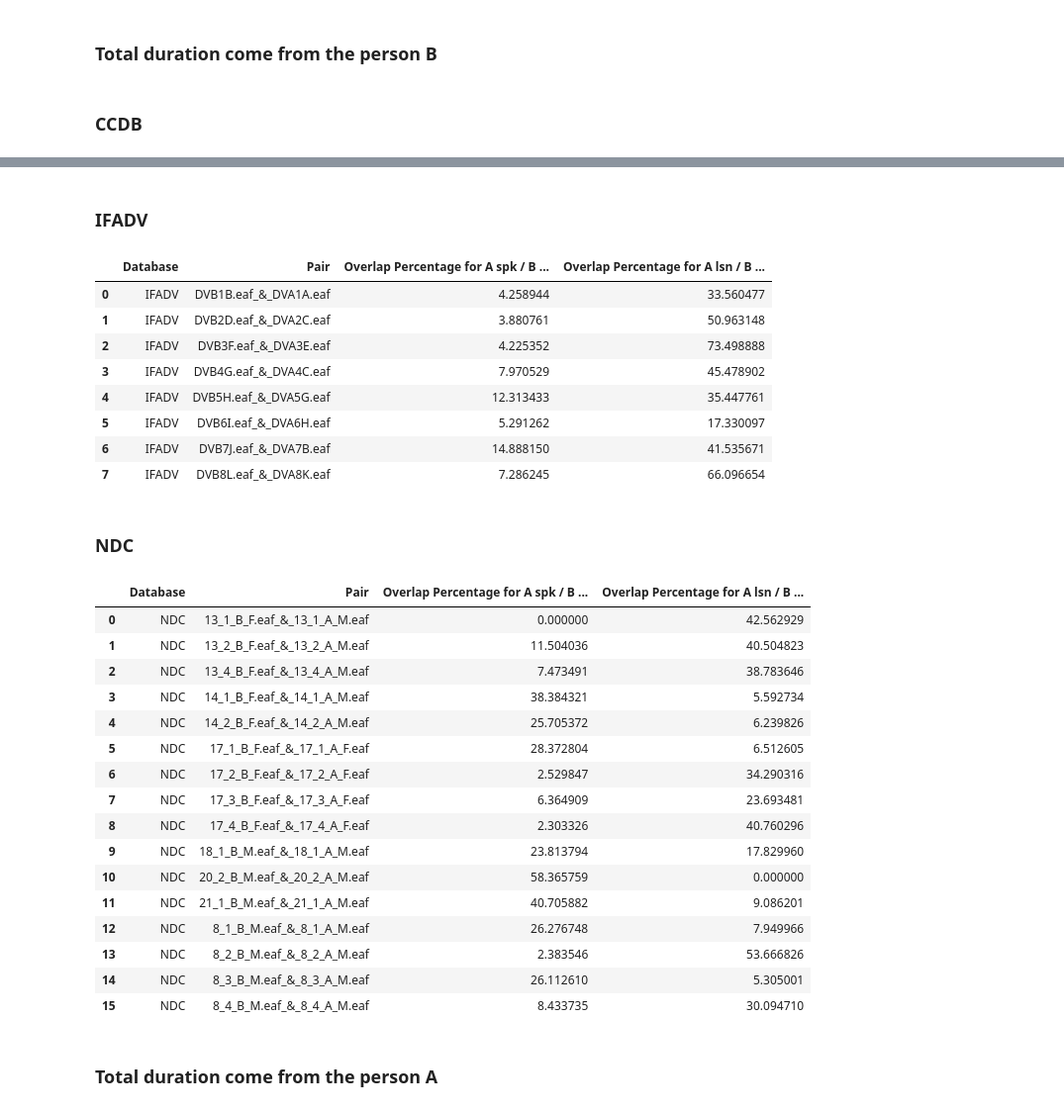
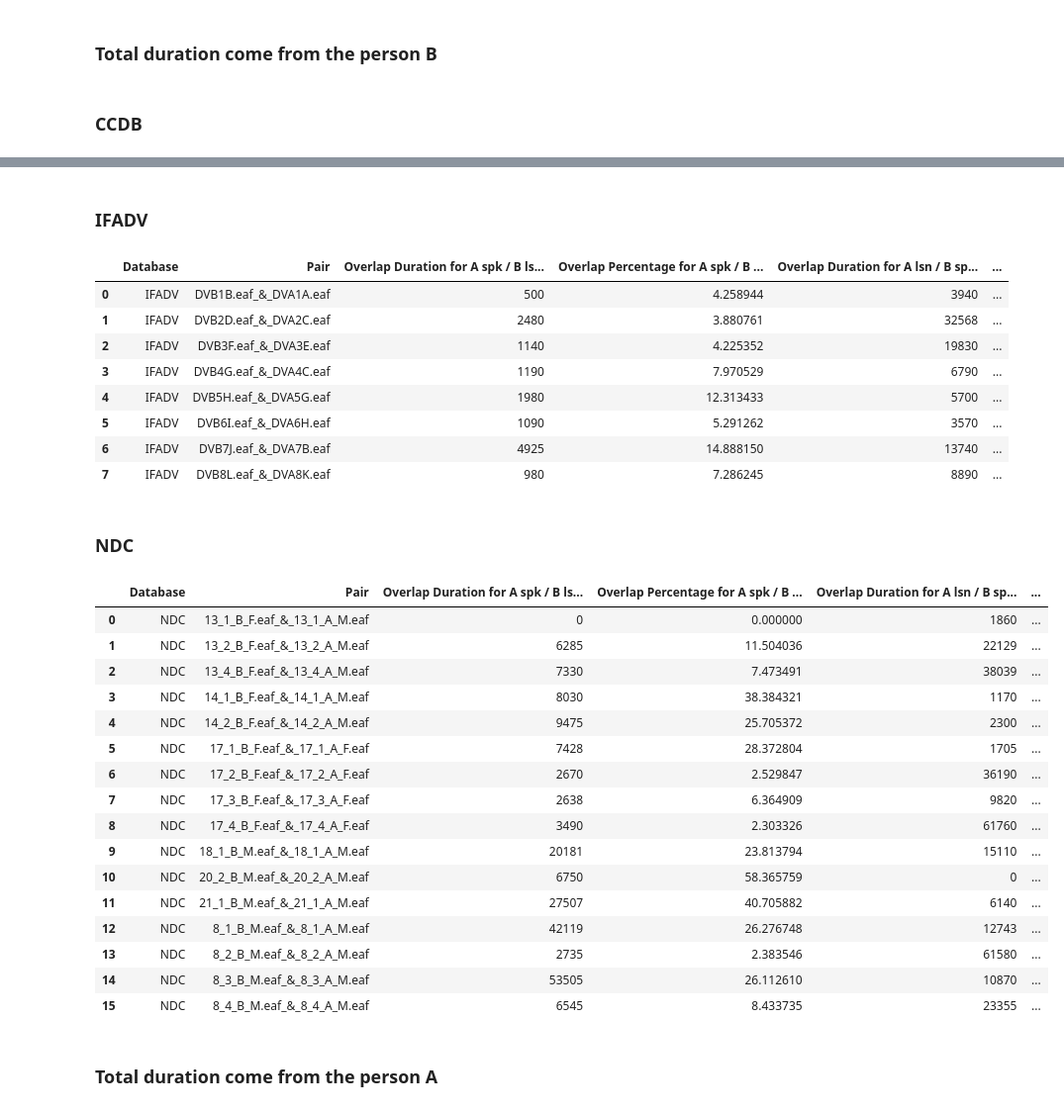
Before and after one commit to LucileVincent/S-L-Dynamics-Analysis, a Jupyter notebook: Overlapping.ipynb, the cells around one changed output, grey strips where cells are left out. Shown: that part at 99% size. Cells and saved outputs as stored; diff of their text form; code cells hidden in the pictures.

```diff
--- a/Overlapping.ipynb
+++ b/Overlapping.ipynb
@@ -1789,7 +1789,9 @@ for database, dataset_dict in overlapping_segments_dict.items():
         overlap_percentage_list.append({
             'Database': database,
             'Pair': pair_name,
+            'Overlap Duration for A spk / B lsn - S&L': overlap_duration_spk_vs_lsn,
             'Overlap Percentage for A spk / B lsn - S&L': percentage_spk_vs_lsn,
+            'Overlap Duration for A lsn / B spk - S&L': overlap_duration_lsn_vs_spk,
             'Overlap Percentage for A lsn / B spk - S&L': percentage_lsn_vs_spk,
         })
     df_overlap_percentage = pd.DataFrame(overlap_percentage_list)
@@ -1957,7 +1959,9 @@ for database, dataset_dict in overlapping_segments_dict.items():
         overlap_percentage_list.append({
             'Database': database,
             'Pair': pair_name,
+            'Overlap Duration for A spk / B lsn - S&L': overlap_duration_spk_vs_lsn,
             'Overlap Percentage for A spk / B lsn - S&L': percentage_spk_vs_lsn,
+            'Overlap Duration for A lsn / B spk - S&L': overlap_duration_lsn_vs_spk,
             'Overlap Percentage for A lsn / B spk - S&L': percentage_lsn_vs_spk,
         })
     df_overlap_percentage = pd.DataFrame(overlap_percentage_list)
@@ -2135,7 +2139,9 @@ for database, dataset_dict in overlapping_segments_dict.items():
         overlap_percentage_list.append({
             'Database': database,
             'Pair': pair_name,
+            'Overlap Duration for A spk / B lsn - S&L': overlap_duration_spk_vs_lsn,
             'Overlap Percentage for A spk / B lsn - S&L': percentage_spk_vs_lsn,
+            'Overlap Duration for A lsn / B spk - S&L': overlap_duration_lsn_vs_spk,
             'Overlap Percentage for A lsn / B spk - S&L': percentage_lsn_vs_spk,
         })
     df_overlap_percentage = pd.DataFrame(overlap_percentage_list)
@@ -2301,7 +2307,9 @@ for database, dataset_dict in overlapping_segments_dict.items():
         overlap_percentage_list.append({
             'Database': database,
             'Pair': pair_name,
+            'Overlap Duration for A spk / B lsn - S&L': overlap_duration_spk_vs_lsn,
             'Overlap Percentage for A spk / B lsn - S&L': percentage_spk_vs_lsn,
+            'Overlap Duration for A lsn / B spk - S&L': overlap_duration_lsn_vs_spk,
             'Overlap Percentage for A lsn / B spk - S&L': percentage_lsn_vs_spk,
         })
     df_overlap_percentage = pd.DataFrame(overlap_percentage_list)
@@ -2324,31 +2332,31 @@ for database, df in dataframes.items():
 ### IFADV
-|  | Database | Pair | Overlap Percentage for A spk / B ... | Overlap Percentage for A lsn / B ... |
-| 0 | IFADV | DVB1B.eaf_&_DVA1A.eaf | 4.258944 | 33.560477 |
-| 1 | IFADV | DVB2D.eaf_&_DVA2C.eaf | 3.880761 | 50.963148 |
-| 2 | IFADV | DVB3F.eaf_&_DVA3E.eaf | 4.225352 | 73.498888 |
-| 3 | IFADV | DVB4G.eaf_&_DVA4C.eaf | 7.970529 | 45.478902 |
-| 4 | IFADV | DVB5H.eaf_&_DVA5G.eaf | 12.313433 | 35.447761 |
-| 5 | IFADV | DVB6I.eaf_&_DVA6H.eaf | 5.291262 | 17.330097 |
-| 6 | IFADV | DVB7J.eaf_&_DVA7B.eaf | 14.888150 | 41.535671 |
-| 7 | IFADV | DVB8L.eaf_&_DVA8K.eaf | 7.286245 | 66.096654 |
+|  | Database | Pair | Overlap Duration for A spk / B ls... | Overlap Percentage for A spk / B ... | Overlap Duration for A lsn / B sp... | ... |
+| 0 | IFADV | DVB1B.eaf_&_DVA1A.eaf | 500 | 4.258944 | 3940 | ... |
+| 1 | IFADV | DVB2D.eaf_&_DVA2C.eaf | 2480 | 3.880761 | 32568 | ... |
+| 2 | IFADV | DVB3F.eaf_&_DVA3E.eaf | 1140 | 4.225352 | 19830 | ... |
+| 3 | IFADV | DVB4G.eaf_&_DVA4C.eaf | 1190 | 7.970529 | 6790 | ... |
+| 4 | IFADV | DVB5H.eaf_&_DVA5G.eaf | 1980 | 12.313433 | 5700 | ... |
+| 5 | IFADV | DVB6I.eaf_&_DVA6H.eaf | 1090 | 5.291262 | 3570 | ... |
+| 6 | IFADV | DVB7J.eaf_&_DVA7B.eaf | 4925 | 14.888150 | 13740 | ... |
+| 7 | IFADV | DVB8L.eaf_&_DVA8K.eaf | 980 | 7.286245 | 8890 | ... |
 ### NDC
-|  | Database | Pair | Overlap Percentage for A spk / B ... | Overlap Percentage for A lsn / B ... |
-| 0 | NDC | 13_1_B_F.eaf_&_13_1_A_M.eaf | 0.000000 | 42.562929 |
-| 1 | NDC | 13_2_B_F.eaf_&_13_2_A_M.eaf | 11.504036 | 40.504823 |
-| 2 | NDC | 13_4_B_F.eaf_&_13_4_A_M.eaf | 7.473491 | 38.783646 |
-| 3 | NDC | 14_1_B_F.eaf_&_14_1_A_M.eaf | 38.384321 | 5.592734 |
-| 4 | NDC | 14_2_B_F.eaf_&_14_2_A_M.eaf | 25.705372 | 6.239826 |
-| 5 | NDC | 17_1_B_F.eaf_&_17_1_A_F.eaf | 28.372804 | 6.512605 |
-| 6 | NDC | 17_2_B_F.eaf_&_17_2_A_F.eaf | 2.529847 | 34.290316 |
-| 7 | NDC | 17_3_B_F.eaf_&_17_3_A_F.eaf | 6.364909 | 23.693481 |
-| 8 | NDC | 17_4_B_F.eaf_&_17_4_A_F.eaf | 2.303326 | 40.760296 |
-| 9 | NDC | 18_1_B_M.eaf_&_18_1_A_M.eaf | 23.813794 | 17.829960 |
-| 10 | NDC | 20_2_B_M.eaf_&_20_2_A_M.eaf | 58.365759 | 0.000000 |
-| 11 | NDC | 21_1_B_M.eaf_&_21_1_A_M.eaf | 40.705882 | 9.086201 |
-| 12 | NDC | 8_1_B_M.eaf_&_8_1_A_M.eaf | 26.276748 | 7.949966 |
-| 13 | NDC | 8_2_B_M.eaf_&_8_2_A_M.eaf | 2.383546 | 53.666826 |
-| 14 | NDC | 8_3_B_M.eaf_&_8_3_A_M.eaf | 26.112610 | 5.305001 |
-| 15 | NDC | 8_4_B_M.eaf_&_8_4_A_M.eaf | 8.433735 | 30.094710 |
+|  | Database | Pair | Overlap Duration for A spk / B ls... | Overlap Percentage for A spk / B ... | Overlap Duration for A lsn / B sp... | ... |
+| 0 | NDC | 13_1_B_F.eaf_&_13_1_A_M.eaf | 0 | 0.000000 | 1860 | ... |
+| 1 | NDC | 13_2_B_F.eaf_&_13_2_A_M.eaf | 6285 | 11.504036 | 22129 | ... |
+| 2 | NDC | 13_4_B_F.eaf_&_13_4_A_M.eaf | 7330 | 7.473491 | 38039 | ... |
+| 3 | NDC | 14_1_B_F.eaf_&_14_1_A_M.eaf | 8030 | 38.384321 | 1170 | ... |
+| 4 | NDC | 14_2_B_F.eaf_&_14_2_A_M.eaf | 9475 | 25.705372 | 2300 | ... |
+| 5 | NDC | 17_1_B_F.eaf_&_17_1_A_F.eaf | 7428 | 28.372804 | 1705 | ... |
+| 6 | NDC | 17_2_B_F.eaf_&_17_2_A_F.eaf | 2670 | 2.529847 | 36190 | ... |
+| 7 | NDC | 17_3_B_F.eaf_&_17_3_A_F.eaf | 2638 | 6.364909 | 9820 | ... |
+| 8 | NDC | 17_4_B_F.eaf_&_17_4_A_F.eaf | 3490 | 2.303326 | 61760 | ... |
+| 9 | NDC | 18_1_B_M.eaf_&_18_1_A_M.eaf | 20181 | 23.813794 | 15110 | ... |
+| 10 | NDC | 20_2_B_M.eaf_&_20_2_A_M.eaf | 6750 | 58.365759 | 0 | ... |
+| 11 | NDC | 21_1_B_M.eaf_&_21_1_A_M.eaf | 27507 | 40.705882 | 6140 | ... |
+| 12 | NDC | 8_1_B_M.eaf_&_8_1_A_M.eaf | 42119 | 26.276748 | 12743 | ... |
+| 13 | NDC | 8_2_B_M.eaf_&_8_2_A_M.eaf | 2735 | 2.383546 | 61580 | ... |
+| 14 | NDC | 8_3_B_M.eaf_&_8_3_A_M.eaf | 53505 | 26.112610 | 10870 | ... |
+| 15 | NDC | 8_4_B_M.eaf_&_8_4_A_M.eaf | 6545 | 8.433735 | 23355 | ... |
 # %% [markdown]
 ### Total duration come from the person A
 # %%
```
Also changed, not shown: parts of 12 cells of this notebook.
